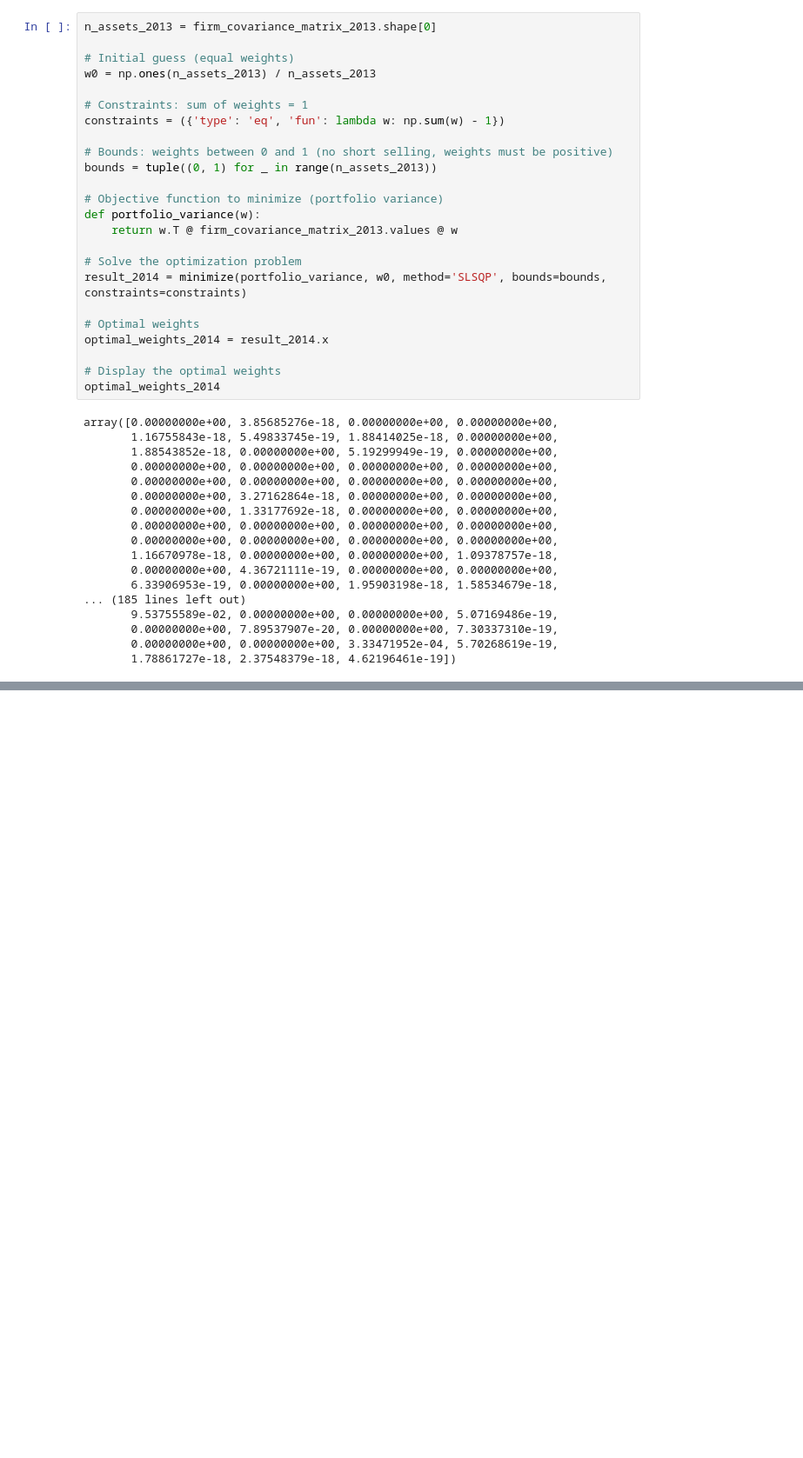
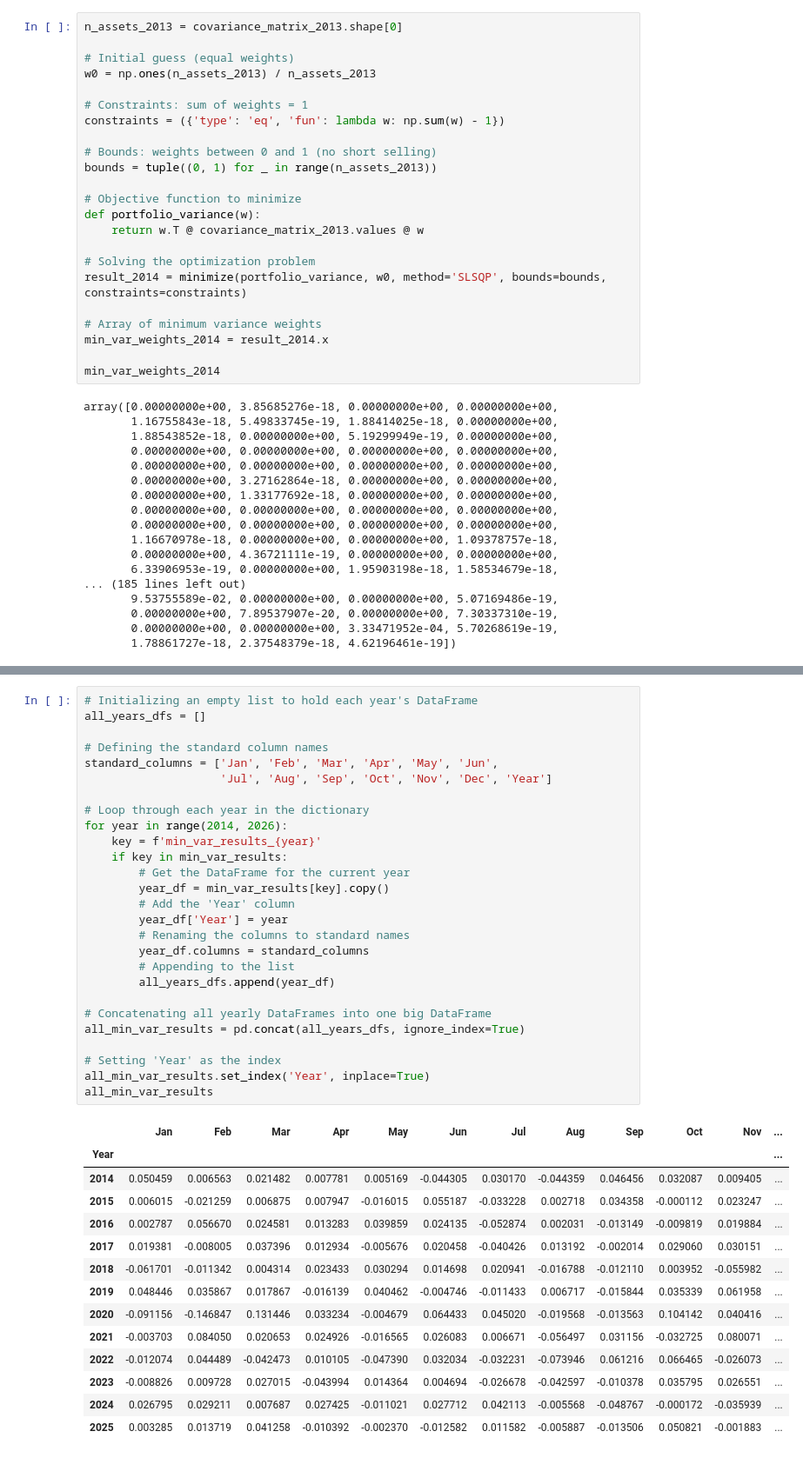
Before and after one commit to Quentinrezzo/Sustainability-Project, a Jupyter notebook: sustainability/notebook.ipynb, the cells around one changed output, grey strips where cells are left out. Shown at 87% size. Drawn from its saved outputs; the diff is of its cells as text; blank space fills up the shorter version.

```diff
--- a/sustainability/notebook.ipynb
+++ b/sustainability/notebook.ipynb
@@ -243,7 +252,7 @@ firm_covariance_matrix_2013
 | 802 | 0.002034 | 0.005427 | 0.004697 | 0.004742 | 0.001539 | 0.001695 | 0.001828 | 0.002815 | 0.006200 | 0.001744 | ... | ... |
 803 rows × 803 columns
 # %%
-n_assets_2013 = firm_covariance_matrix_2013.shape[0]
+n_assets_2013 = covariance_matrix_2013.shape[0]
 
 # Initial guess (equal weights)
 w0 = np.ones(n_assets_2013) / n_assets_2013
@@ -251,21 +260,20 @@ w0 = np.ones(n_assets_2013) / n_assets_2013
 # Constraints: sum of weights = 1
 constraints = ({'type': 'eq', 'fun': lambda w: np.sum(w) - 1})
 
-# Bounds: weights between 0 and 1 (no short selling, weights must be positive)
+# Bounds: weights between 0 and 1 (no short selling)
 bounds = tuple((0, 1) for _ in range(n_assets_2013))
 
-# Objective function to minimize (portfolio variance)
+# Objective function to minimize
 def portfolio_variance(w):
-    return w.T @ firm_covariance_matrix_2013.values @ w
+    return w.T @ covariance_matrix_2013.values @ w
 
-# Solve the optimization problem
+# Solving the optimization problem
 result_2014 = minimize(portfolio_variance, w0, method='SLSQP', bounds=bounds, constraints=constraints)
 
-# Optimal weights
-optimal_weights_2014 = result_2014.x
+# Array of minimum variance weights
+min_var_weights_2014 = result_2014.x
 
-# Display the optimal weights
-optimal_weights_2014
+min_var_weights_2014
 # %% [output]
 array([0.00000000e+00, 3.85685276e-18, 0.00000000e+00, 0.00000000e+00,
        1.16755843e-18, 5.49833745e-19, 1.88414025e-18, 0.00000000e+00,
@@ -353,0 +446,42 @@ min_var_portfolio_2014
+# %%
+# Initializing an empty list to hold each year's DataFrame
+all_years_dfs = []
+
+# Defining the standard column names
+standard_columns = ['Jan', 'Feb', 'Mar', 'Apr', 'May', 'Jun',
+                    'Jul', 'Aug', 'Sep', 'Oct', 'Nov', 'Dec', 'Year']
+
+# Loop through each year in the dictionary
+for year in range(2014, 2026):
+    key = f'min_var_results_{year}'
+    if key in min_var_results:
+        # Get the DataFrame for the current year
+        year_df = min_var_results[key].copy()
+        # Add the 'Year' column
+        year_df['Year'] = year
+        # Renaming the columns to standard names
+        year_df.columns = standard_columns
+        # Appending to the list
+        all_years_dfs.append(year_df)
+
+# Concatenating all yearly DataFrames into one big DataFrame
+all_min_var_results = pd.concat(all_years_dfs, ignore_index=True)
+
+# Setting 'Year' as the index
+all_min_var_results.set_index('Year', inplace=True)
+all_min_var_results
+# %% [output]
+|  | Jan | Feb | Mar | Apr | May | Jun | Jul | Aug | Sep | Oct | Nov | ... |
+| Year |  |  |  |  |  |  |  |  |  |  |  | ... |
+| 2014 | 0.050459 | 0.006563 | 0.021482 | 0.007781 | 0.005169 | -0.044305 | 0.030170 | -0.044359 | 0.046456 | 0.032087 | 0.009405 | ... |
+| 2015 | 0.006015 | -0.021259 | 0.006875 | 0.007947 | -0.016015 | 0.055187 | -0.033228 | 0.002718 | 0.034358 | -0.000112 | 0.023247 | ... |
+| 2016 | 0.002787 | 0.056670 | 0.024581 | 0.013283 | 0.039859 | 0.024135 | -0.052874 | 0.002031 | -0.013149 | -0.009819 | 0.019884 | ... |
+| 2017 | 0.019381 | -0.008005 | 0.037396 | 0.012934 | -0.005676 | 0.020458 | -0.040426 | 0.013192 | -0.002014 | 0.029060 | 0.030151 | ... |
+| 2018 | -0.061701 | -0.011342 | 0.004314 | 0.023433 | 0.030294 | 0.014698 | 0.020941 | -0.016788 | -0.012110 | 0.003952 | -0.055982 | ... |
+| 2019 | 0.048446 | 0.035867 | 0.017867 | -0.016139 | 0.040462 | -0.004746 | -0.011433 | 0.006717 | -0.015844 | 0.035339 | 0.061958 | ... |
+| 2020 | -0.091156 | -0.146847 | 0.131446 | 0.033234 | -0.004679 | 0.064433 | 0.045020 | -0.019568 | -0.013563 | 0.104142 | 0.040416 | ... |
+| 2021 | -0.003703 | 0.084050 | 0.020653 | 0.024926 | -0.016565 | 0.026083 | 0.006671 | -0.056497 | 0.031156 | -0.032725 | 0.080071 | ... |
+| 2022 | -0.012074 | 0.044489 | -0.042473 | 0.010105 | -0.047390 | 0.032034 | -0.032231 | -0.073946 | 0.061216 | 0.066465 | -0.026073 | ... |
+| 2023 | -0.008826 | 0.009728 | 0.027015 | -0.043994 | 0.014364 | 0.004694 | -0.026678 | -0.042597 | -0.010378 | 0.035795 | 0.026551 | ... |
+| 2024 | 0.026795 | 0.029211 | 0.007687 | 0.027425 | -0.011021 | 0.027712 | 0.042113 | -0.005568 | -0.048767 | -0.000172 | -0.035939 | ... |
+| 2025 | 0.003285 | 0.013719 | 0.041258 | -0.010392 | -0.002370 | -0.012582 | 0.011582 | -0.005887 | -0.013506 | 0.050821 | -0.001883 | ... |
```
Also changed, not shown: parts of 11 cells of this notebook.
